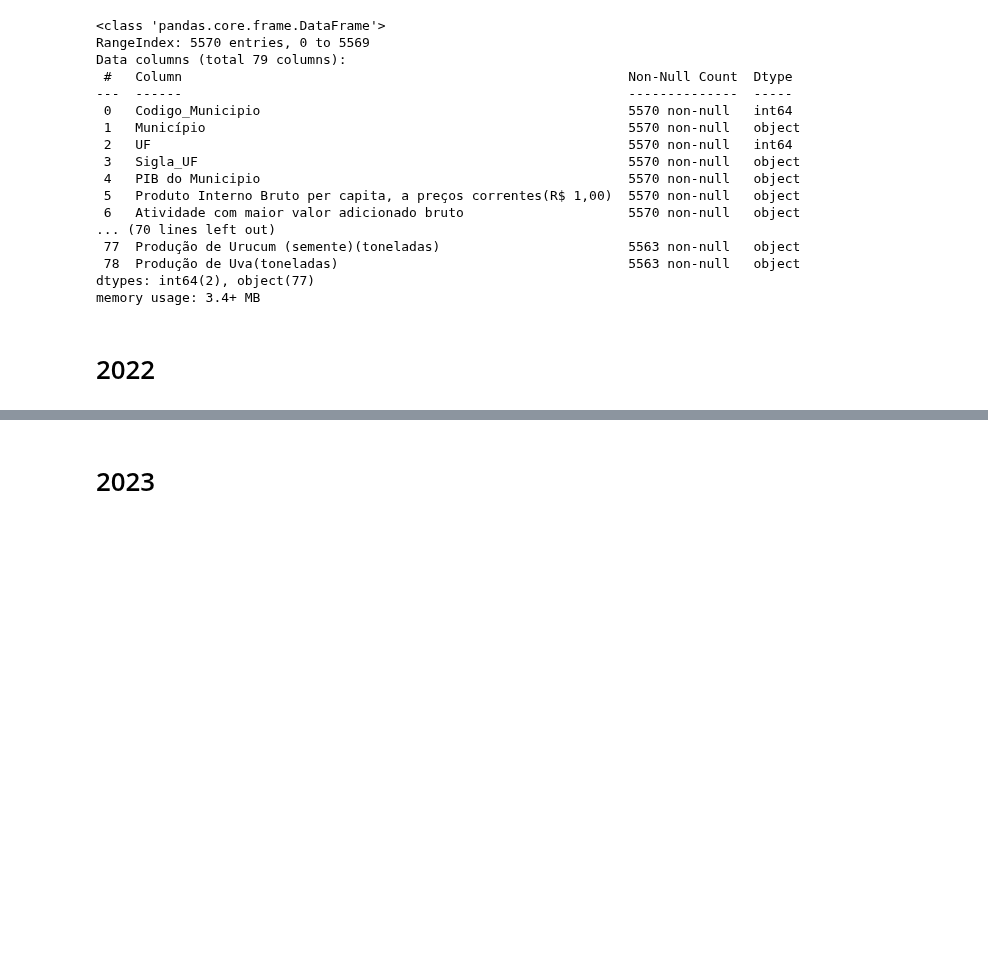
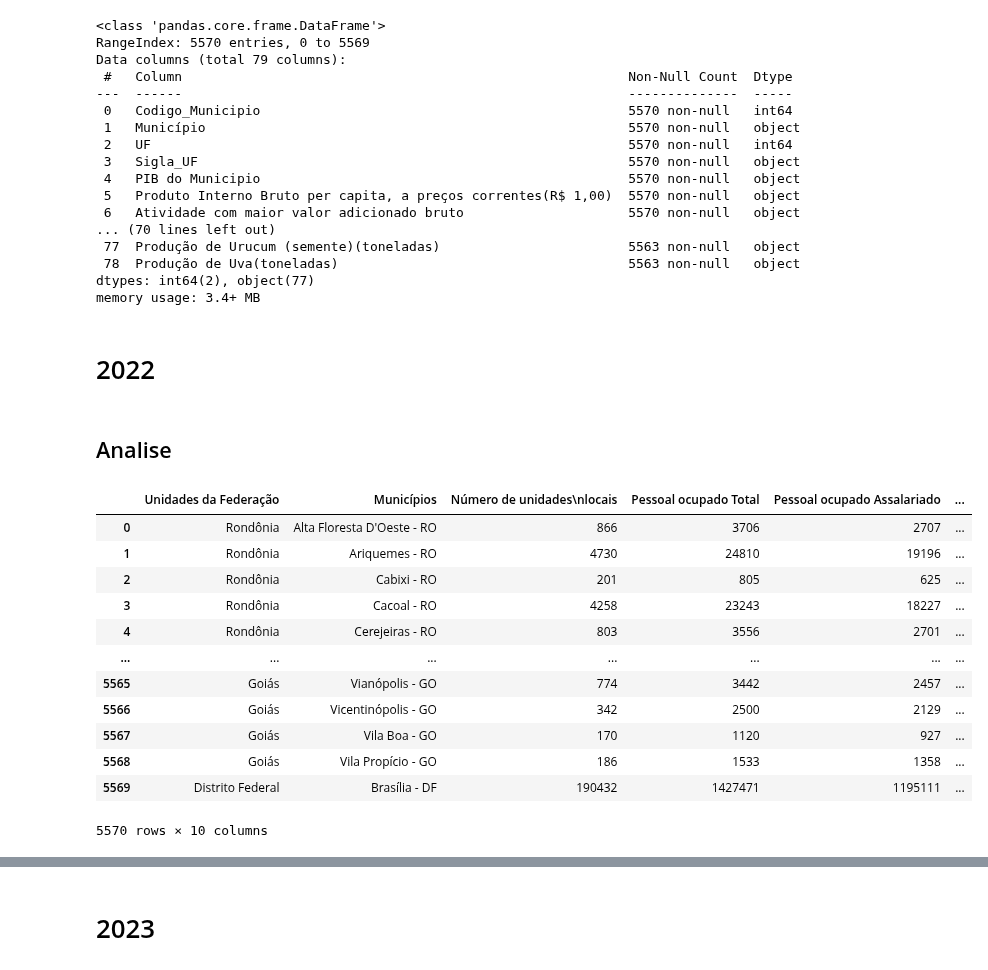
Before and after one commit to AHChaves/IC-InSAN, a Jupyter notebook: integracao.ipynb, the cells around one changed output, grey strips where cells are left out. Cells and saved outputs as stored; diff of their text form; code cells hidden in the pictures; blank space fills up the shorter version.

```diff
--- a/integracao.ipynb
+++ b/integracao.ipynb
@@ -21,6 +23,8 @@ PAM_2021 = pd.read_excel("dataset/Producao Alimentar/Tipos de Alimento/PAM_2021.
 cempre = pd.read_excel("dataset/Economico/Renda e Desenvolvimento/Renda Per Capta/Cempre_2020.xlsx")
 # %%
 cempre_2021 = pd.read_excel("dataset/Economico/Renda e Desenvolvimento/Renda Per Capta/Cempre_2021.xlsx")
+# %%
+cempre_2022 = pd.read_excel("dataset/Economico/Renda e Desenvolvimento/Renda Per Capta/Cempre_2022.xlsx")
 # %% [markdown]
 # Funções Gerais
 # %%
@@ -952,3 +972,21 @@ dtypes: int64(2), object(77)
 memory usage: 3.4+ MB
 # %% [markdown]
 # 2022
+# %% [markdown]
+## Analise
+# %%
+cempre_2022
+# %% [output]
+|  | Unidades da Federação | Municípios | Número de unidades\nlocais | Pessoal ocupado Total | Pessoal ocupado Assalariado | ... |
+| 0 | Rondônia | Alta Floresta D'Oeste - RO | 866 | 3706 | 2707 | ... |
+| 1 | Rondônia | Ariquemes - RO | 4730 | 24810 | 19196 | ... |
+| 2 | Rondônia | Cabixi - RO | 201 | 805 | 625 | ... |
+| 3 | Rondônia | Cacoal - RO | 4258 | 23243 | 18227 | ... |
+| 4 | Rondônia | Cerejeiras - RO | 803 | 3556 | 2701 | ... |
+| ... | ... | ... | ... | ... | ... | ... |
+| 5565 | Goiás | Vianópolis - GO | 774 | 3442 | 2457 | ... |
+| 5566 | Goiás | Vicentinópolis - GO | 342 | 2500 | 2129 | ... |
+| 5567 | Goiás | Vila Boa - GO | 170 | 1120 | 927 | ... |
+| 5568 | Goiás | Vila Propício - GO | 186 | 1533 | 1358 | ... |
+| 5569 | Distrito Federal | Brasília - DF | 190432 | 1427471 | 1195111 | ... |
+5570 rows × 10 columns
```
Also changed, not shown: parts of 16 cells of this notebook, 1 other file.
